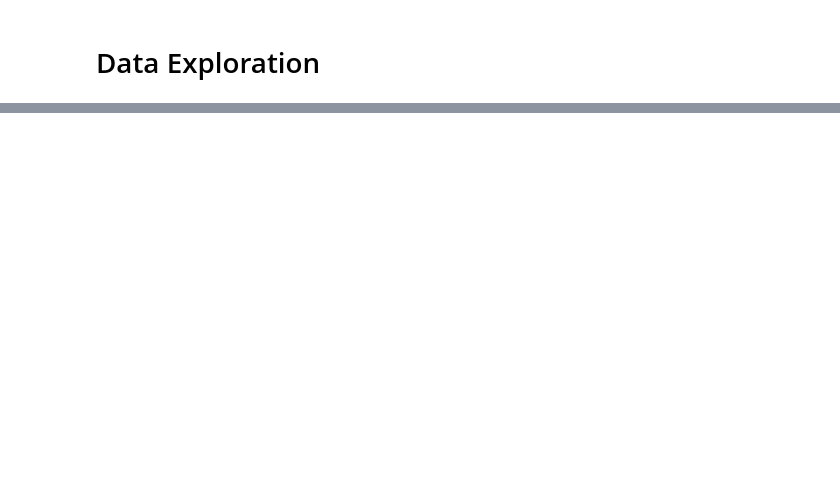
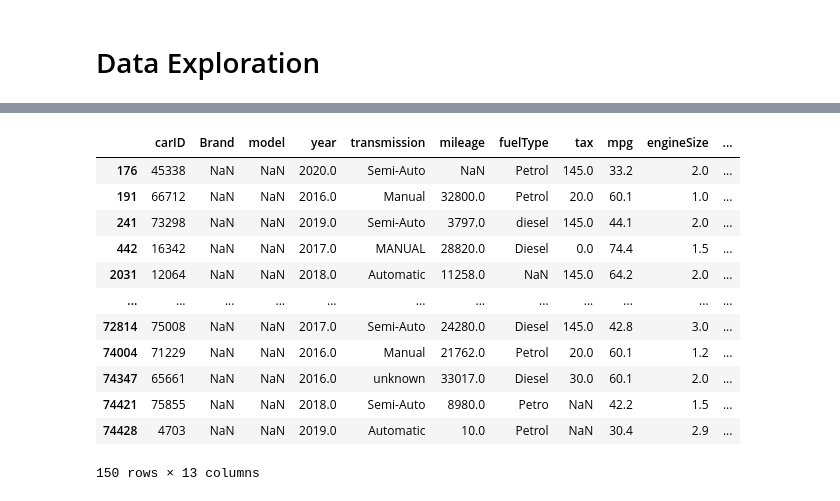
Before and after one commit to Mehmet1700/MachineLearningProject-NOVAIMS2025, a Jupyter notebook: notebooks/10_data_exploration_main.ipynb, the cells around one changed output, grey strips where cells are left out. Drawn from its saved outputs; the diff is of its cells as text; code cells hidden in the pictures; blank space fills up the shorter version.

```diff
--- a/notebooks/10_data_exploration_main.ipynb
+++ b/notebooks/10_data_exploration_main.ipynb
@@ -92,0 +259,19 @@ None
+# %%
+def clean_model(series: pd.Series) -> pd.Series:
+    normed = series.apply(norm_model)
+    normed = normed.apply(lambda x: apply_regex_rules(x) if isinstance(x, str) else x)
+    return normed.map(ALIASES)
+# %%
+# Apply the clean model function to the 'model' column for train and test
+x_train['model'] = clean_model(x_train['model'])
+x_test['model'] = clean_model(x_test['model'])
+
+# Apply the apply_regex_rules function to the 'model' column
+x_train['model'] = x_train['model'].apply(lambda x: apply_regex_rules(x) if isinstance(x, str) else x)
+x_test['model'] = x_test['model'].apply(lambda x: apply_regex_rules(x) if isinstance(x, str) else x)
+
+# unique models in the column model for x_train
+unique_models = X['model'].unique()
+print("\nUnique models in 'model':\n", unique_models)
+# print the number of unique models
+print("\nNumber of unique models in 'model':", len(unique_models))
@@ -92,0 +296,6 @@ None
+# %%
+# Count all the entries in the json to compare with the unique models in the column model
+with open("../mapping/modelname_mapping.json", "r", encoding="utf-8") as f:
+    MM = json.load(f)
+ALIASES = MM.get("aliases", {})
+print("\nNumber of entries in the modelname_mapping.json:", len(ALIASES))
@@ -92,0 +306,13 @@ None
+# %%
+# Check for missing values in 'Brand' before filling
+print("\nMissing values in 'Brand' before filling:\n", x_train['Brand'].isnull().sum())
+
+# Load mapping
+with open("../mapping/brand_model_mapping.json", "r", encoding="utf-8") as f:
+    brand_to_model = json.load(f)
+
+# Map directly using the mapping
+x_train["Brand"] = x_train["Brand"].fillna(x_train["model"].map(brand_to_model))
+
+# Check for missing values in 'Brand' after filling
+print("\nMissing values in 'Brand' after filling:\n", x_train['Brand'].isnull().sum())
@@ -92,0 +359,18 @@ None
+# %%
+# Show the entries with missing values in Brand
+missing_brand_entries = x_train[x_train['Brand'].isnull()]
+display(missing_brand_entries)
+# %% [output]
+|  | carID | Brand | model | year | transmission | mileage | fuelType | tax | mpg | engineSize | ... |
+| 176 | 45338 | NaN | NaN | 2020.0 | Semi-Auto | NaN | Petrol | 145.0 | 33.2 | 2.0 | ... |
+| 191 | 66712 | NaN | NaN | 2016.0 | Manual | 32800.0 | Petrol | 20.0 | 60.1 | 1.0 | ... |
+| 241 | 73298 | NaN | NaN | 2019.0 | Semi-Auto | 3797.0 | diesel | 145.0 | 44.1 | 2.0 | ... |
+| 442 | 16342 | NaN | NaN | 2017.0 | MANUAL | 28820.0 | Diesel | 0.0 | 74.4 | 1.5 | ... |
+| 2031 | 12064 | NaN | NaN | 2018.0 | Automatic | 11258.0 | NaN | 145.0 | 64.2 | 2.0 | ... |
+| ... | ... | ... | ... | ... | ... | ... | ... | ... | ... | ... | ... |
+| 72814 | 75008 | NaN | NaN | 2017.0 | Semi-Auto | 24280.0 | Diesel | 145.0 | 42.8 | 3.0 | ... |
+| 74004 | 71229 | NaN | NaN | 2016.0 | Manual | 21762.0 | Petrol | 20.0 | 60.1 | 1.2 | ... |
+| 74347 | 65661 | NaN | NaN | 2016.0 | unknown | 33017.0 | Diesel | 30.0 | 60.1 | 2.0 | ... |
+| 74421 | 75855 | NaN | NaN | 2018.0 | Semi-Auto | 8980.0 | Petro | NaN | 42.2 | 1.5 | ... |
+| 74428 | 4703 | NaN | NaN | 2019.0 | Automatic | 10.0 | Petrol | NaN | 30.4 | 2.9 | ... |
+150 rows × 13 columns
```
Also changed, not shown: parts of 41 cells of this notebook, 2 other files.
